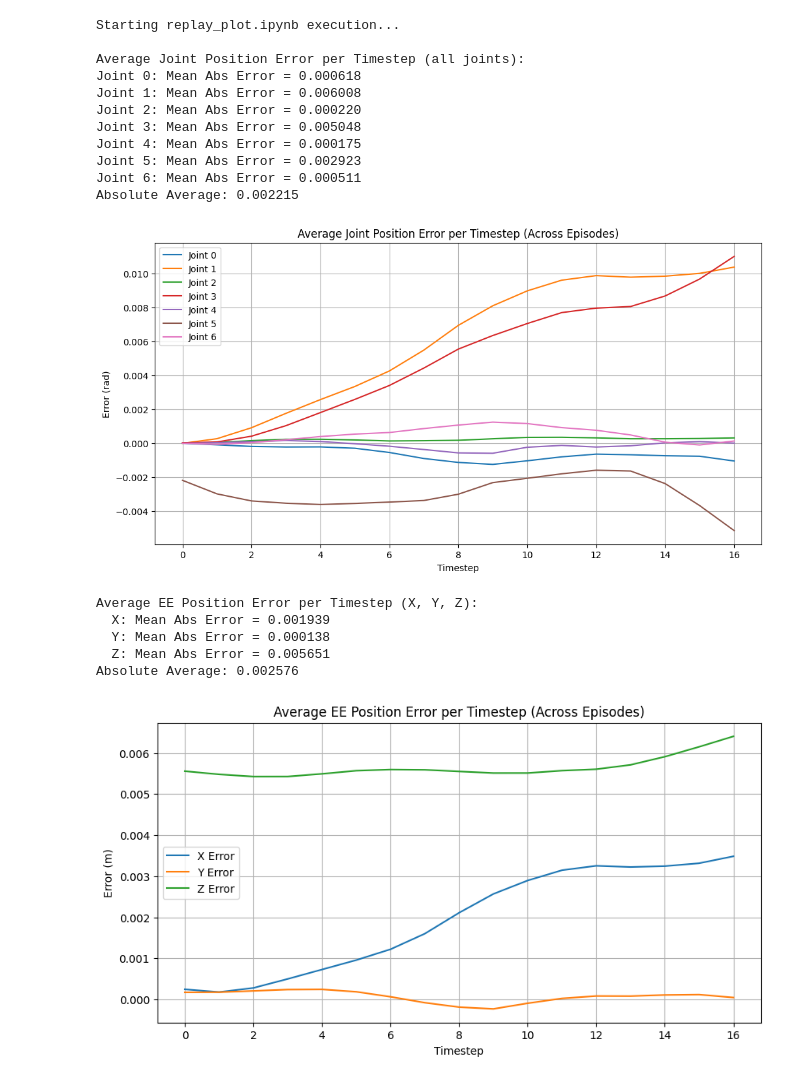
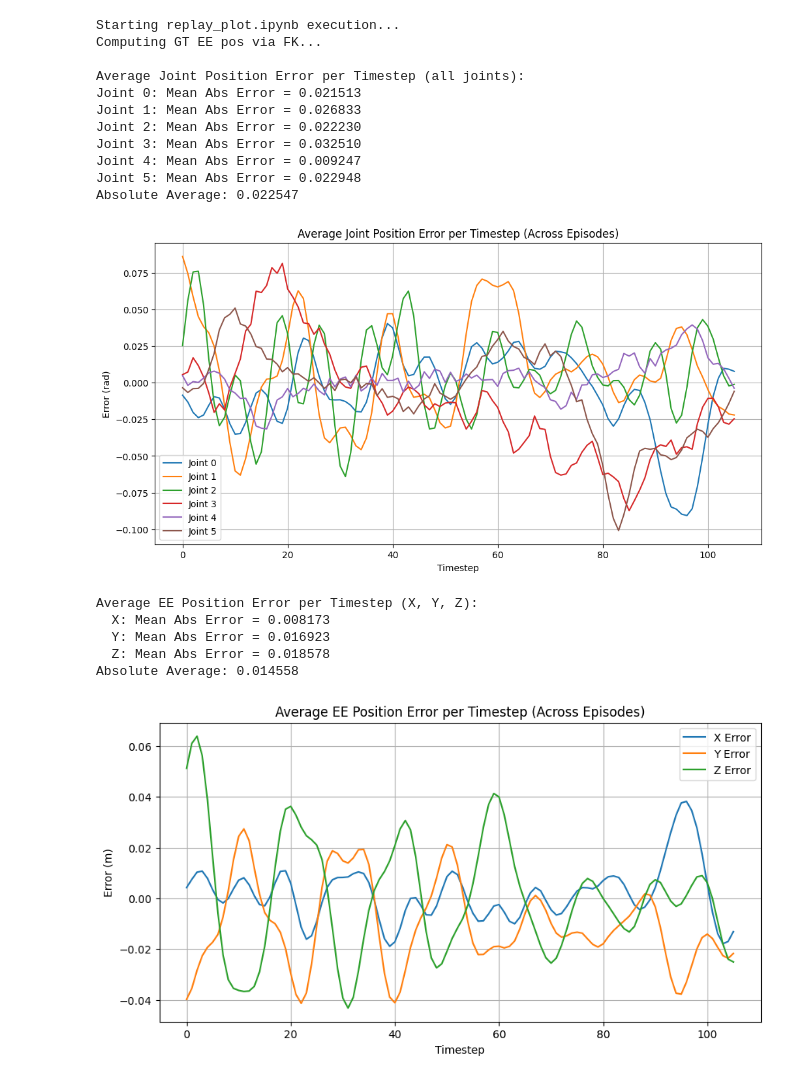
Before and after one commit to fallingstar56/REALM_Teleop, a Jupyter notebook: replay_plot.ipynb, the cells around one changed output. Cells and saved outputs as stored; diff of their text form; code cells hidden in the pictures.

```diff
--- a/replay_plot.ipynb
+++ b/replay_plot.ipynb
@@ -8,27 +8,49 @@ import numpy as np
 import matplotlib.pyplot as plt
 from mpl_toolkits.mplot3d import Axes3D
 
+import ikpy.chain
+try:
+    ur5_chain = ikpy.chain.Chain.from_urdf_file("realm/robots/ur5/ur5_robot.urdf", active_links_mask=[False, True, True, True, True, True, True, False])
+except Exception as e:
+    print(f"Failed to load URDF for FK: {e}")
+    ur5_chain = None
+
+def get_fk_ee_pos(qpos):
+    if ur5_chain is None:
+        return np.zeros(3)
+    # qpos has shape (N, 6) or (6,)
+    if len(qpos.shape) == 1:
+        links = [0] + list(qpos[:6]) + [0]
+        return ur5_chain.forward_kinematics(links)[:3, 3]
+    else:
+        ee_pos = []
+        for q in qpos:
+            links = [0] + list(q[:6]) + [0]
+            ee_pos.append(ur5_chain.forward_kinematics(links)[:3, 3])
+        return np.array(ee_pos)
+
+
 # 1. Define the log path
 # IMPORTANT: Change this to your actual log directory path
 
 #log_path = "logs/replay_trajectory/20260306_064554" # DROID aligned
-log_path = "logs/replay_trajectory/20260307_151211" # 100 runs ***
+#log_path = "logs/replay_trajectory/20260307_151211" # 100 runs ***
 
 #log_path = "logs/replay_trajectory/20260306_153603" # DROID default PD
 #log_path = "logs/replay_trajectory/20260307_165458" # 100 runs ***
 
 #log_path = "logs/replay_trajectory/20260307_142953" DROID polaris PD
-log_path = "logs/replay_trajectory/20260307_151156" # 100 runs ***
+#log_path = "logs/replay_trajectory/20260307_151156" # 100 runs ***
 
 
-#log_path = "logs/replay_trajectory//20260306_163848/" # UR5
+log_path = "logs/replay_trajectory//20260306_163848/" # UR5
 
 #log_path = "logs/replay_trajectory/20260306_122509/" # UR5 default
 #log_path = "logs/replay_trajectory/20260306_161836/"
 
 #log_path = "logs/replay_trajectory/20260306_062729/" # UR5 naive PD
 
-#log_path = "logs/replay_trajectory/20260306_161208/" # UR5 aligned PD
+# UR5 aligned PD
 #log_path = "logs/replay_trajectory/20260306_191926/"
 #log_path = "logs/replay_trajectory/20260307_135546/"
 #log_path = "logs/replay_trajectory/20260307_141203/"
@@ -55,19 +77,32 @@ else:
             with open(pkl_file, 'rb') as f:
                 res_dict = pickle.load(f)
 
+
             if 'qpos_err' in res_dict and res_dict['qpos_err'] is not None:
                 all_qpos_errs.append(res_dict['qpos_err'])
 
             if 'ee_pos_err' in res_dict and res_dict['ee_pos_err'] is not None:
                 res_dict['ee_pos_err'][..., -1] -= 0.73 + 0.00819
                 all_ee_pos_errs.append(res_dict['ee_pos_err'])
+            elif 'qpos_joints' in res_dict and res_dict['qpos_joints'] is not None and 'trajectory_gt_qpos' in res_dict and res_dict['trajectory_gt_qpos'] is not None:
+                actual_ee = get_fk_ee_pos(res_dict['qpos_joints'])
+                gt_ee = get_fk_ee_pos(res_dict['trajectory_gt_qpos'])
+                min_len = min(actual_ee.shape[0], gt_ee.shape[0])
+                ee_err = actual_ee[:min_len] - gt_ee[:min_len]
+                all_ee_pos_errs.append(ee_err)
 
             if i == 0:
                 if 'ee_pos' in res_dict and res_dict['ee_pos'] is not None:
                     res_dict['ee_pos'][..., -1] -= 0.73 + 0.00819
                     first_ee_pos = res_dict['ee_pos']
-                if 'ee_pos_gt' in res_dict and res_dict['ee_pos_gt'] is not None:
-                    first_ee_pos_gt = res_dict['ee_pos_gt']
+                elif 'qpos_joints' in res_dict and res_dict['qpos_joints'] is not None:
+                    print("Computing actual EE pos via FK...")
+                    first_ee_pos = get_fk_ee_pos(res_dict['qpos_joints'])
+                if 'trajectory_gt_ee' in res_dict and res_dict['trajectory_gt_ee'] is not None:
+                    first_ee_pos_gt = res_dict['trajectory_gt_ee']
+                elif 'trajectory_gt_qpos' in res_dict and res_dict['trajectory_gt_qpos'] is not None:
+                    print("Computing GT EE pos via FK...")
+                    first_ee_pos_gt = get_fk_ee_pos(res_dict['trajectory_gt_qpos'])
         except Exception as e:
             print(f"Error processing {pkl_file}: {e}")
             continue
@@ -126,45 +161,48 @@ else:
 
     # 7. Plot EE pos as 3D points for the first pkl file, including GT if available
     if first_ee_pos is not None:
         fig = plt.figure(figsize=(10, 8))
         ax = fig.add_subplot(111, projection='3d')
         ax.plot(first_ee_pos[:, 0], first_ee_pos[:, 1], first_ee_pos[:, 2], label='Actual EE Trajectory', color='blue')
 
         if first_ee_pos_gt is not None:
             # Truncate GT to match actual trajectory length if different
             if first_ee_pos_gt.shape[0] > first_ee_pos.shape[0]:
                 first_ee_pos_gt = first_ee_pos_gt[:first_ee_pos.shape[0], :]
             elif first_ee_pos.shape[0] > first_ee_pos_gt.shape[0]:
                 first_ee_pos = first_ee_pos[:first_ee_pos_gt.shape[0], :]
             ax.plot(first_ee_pos_gt[:, 0], first_ee_pos_gt[:, 1], first_ee_pos_gt[:, 2], label='GT EE Trajectory', color='red', linestyle='--')
         else:
             print("\nNote: Ground Truth EE Trajectory (ee_pos_gt) not found for the first episode in the .pkl file. This might be because 'traj_ee_gt' was not available or not saved by the replay script (e.g., for UR5 trajectories).")
 
         ax.set_xlabel('X Position (m)')
         ax.set_ylabel('Y Position (m)')
         ax.set_zlabel('Z Position (m)')
+        ax.set_xlim(-0.5, 0.5)
+        ax.set_ylim(-0.5, 0.5)
+        ax.set_zlim(-0.5, 0.5)
         ax.set_title(f"3D End-Effector Trajectories for First Episode")
         ax.legend()
         plt.grid(True)
         plt.show()
     else:
         print("\nNo actual EE position data to plot for the first episode.")
 # %% [output]
 Starting replay_plot.ipynb execution...
+Computing GT EE pos via FK...
 
 Average Joint Position Error per Timestep (all joints):
-Joint 0: Mean Abs Error = 0.000618
-Joint 1: Mean Abs Error = 0.006008
-Joint 2: Mean Abs Error = 0.000220
-Joint 3: Mean Abs Error = 0.005048
-Joint 4: Mean Abs Error = 0.000175
-Joint 5: Mean Abs Error = 0.002923
-Joint 6: Mean Abs Error = 0.000511
-Absolute Average: 0.002215
+Joint 0: Mean Abs Error = 0.021513
+Joint 1: Mean Abs Error = 0.026833
+Joint 2: Mean Abs Error = 0.022230
+Joint 3: Mean Abs Error = 0.032510
+Joint 4: Mean Abs Error = 0.009247
+Joint 5: Mean Abs Error = 0.022948
+Absolute Average: 0.022547
-[figure, old version]
+[figure, new version]
 Average EE Position Error per Timestep (X, Y, Z):
-  X: Mean Abs Error = 0.001939
-  Y: Mean Abs Error = 0.000138
-  Z: Mean Abs Error = 0.005651
-Absolute Average: 0.002576
+  X: Mean Abs Error = 0.008173
+  Y: Mean Abs Error = 0.016923
+  Z: Mean Abs Error = 0.018578
+Absolute Average: 0.014558
-[figure, old version]
+[figure, new version]
```
Also changed, not shown: parts of 1 cell of this notebook, 2 other files.
